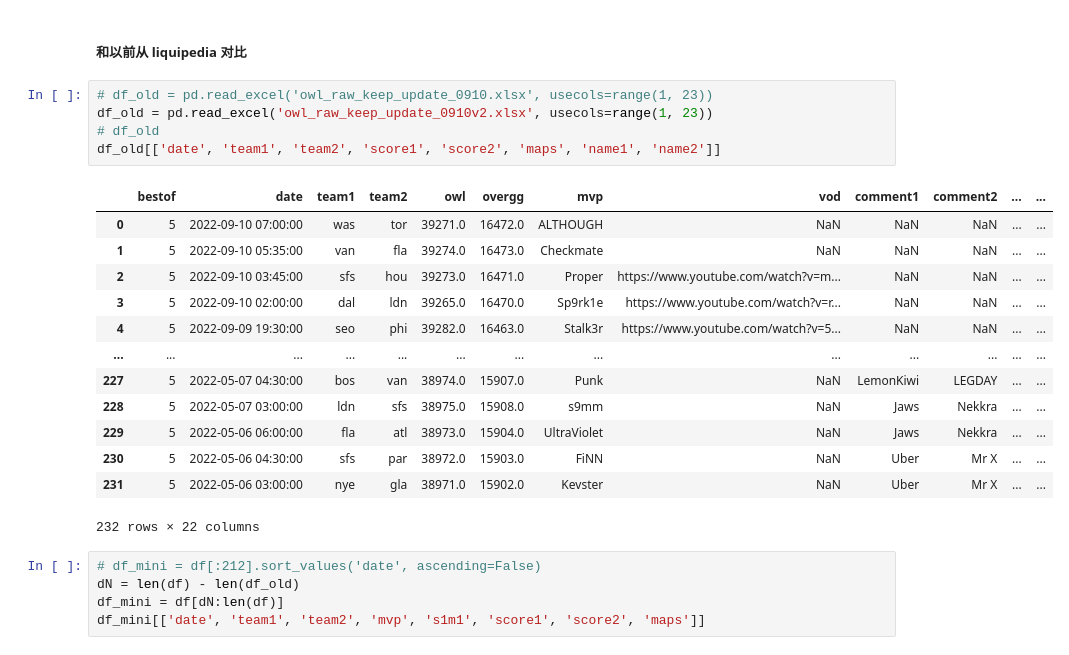
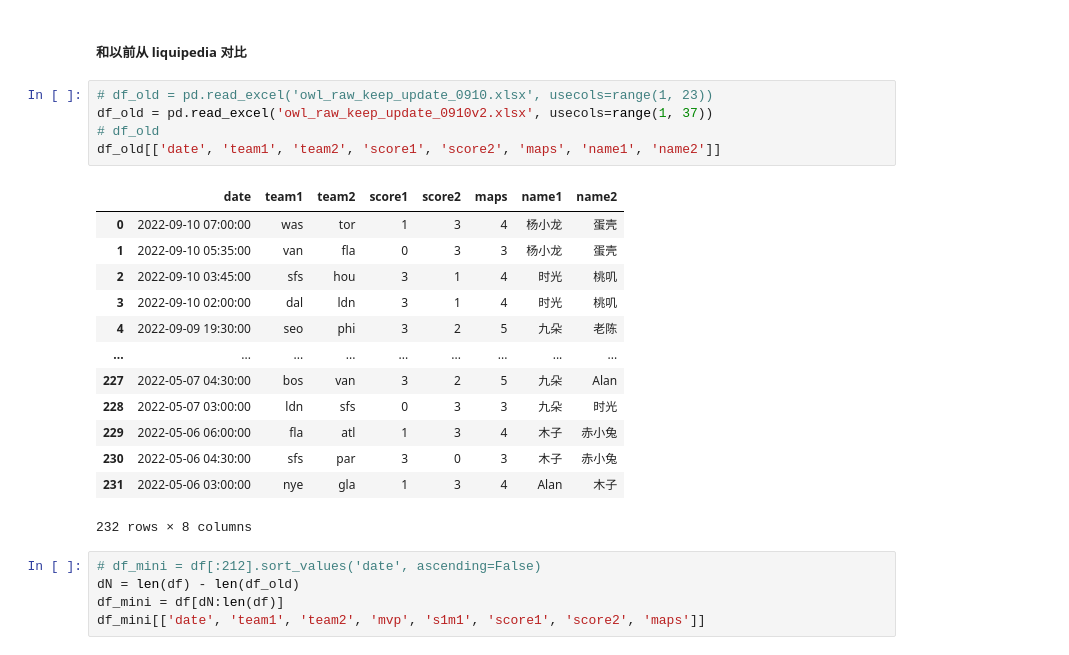
Before and after one commit to Cloudiiink/OWL_Commentators_CN, a Jupyter notebook: owl_liquipedia.ipynb, the cells around one changed output. Cells and saved outputs as stored; diff of their text form.

```diff
--- a/owl_liquipedia.ipynb
+++ b/owl_liquipedia.ipynb
@@ -468,23 +468,23 @@ df_total
 ##### 和以前从 liquipedia 对比
 # %%
 # df_old = pd.read_excel('owl_raw_keep_update_0910.xlsx', usecols=range(1, 23))
-df_old = pd.read_excel('owl_raw_keep_update_0910v2.xlsx', usecols=range(1, 23))
+df_old = pd.read_excel('owl_raw_keep_update_0910v2.xlsx', usecols=range(1, 37))
 # df_old
 df_old[['date', 'team1', 'team2', 'score1', 'score2', 'maps', 'name1', 'name2']]
 # %% [output]
-|  | bestof | date | team1 | team2 | owl | overgg | mvp | vod | comment1 | comment2 | ... | ... |
-| 0 | 5 | 2022-09-10 07:00:00 | was | tor | 39271.0 | 16472.0 | ALTHOUGH | NaN | NaN | NaN | ... | ... |
-| 1 | 5 | 2022-09-10 05:35:00 | van | fla | 39274.0 | 16473.0 | Checkmate | NaN | NaN | NaN | ... | ... |
-| 2 | 5 | 2022-09-10 03:45:00 | sfs | hou | 39273.0 | 16471.0 | Proper | https://www.youtube.com/watch?v=m... | NaN | NaN | ... | ... |
-| 3 | 5 | 2022-09-10 02:00:00 | dal | ldn | 39265.0 | 16470.0 | Sp9rk1e | https://www.youtube.com/watch?v=r... | NaN | NaN | ... | ... |
-| 4 | 5 | 2022-09-09 19:30:00 | seo | phi | 39282.0 | 16463.0 | Stalk3r | https://www.youtube.com/watch?v=5... | NaN | NaN | ... | ... |
-| ... | ... | ... | ... | ... | ... | ... | ... | ... | ... | ... | ... | ... |
-| 227 | 5 | 2022-05-07 04:30:00 | bos | van | 38974.0 | 15907.0 | Punk | NaN | LemonKiwi | LEGDAY | ... | ... |
-| 228 | 5 | 2022-05-07 03:00:00 | ldn | sfs | 38975.0 | 15908.0 | s9mm | NaN | Jaws | Nekkra | ... | ... |
-| 229 | 5 | 2022-05-06 06:00:00 | fla | atl | 38973.0 | 15904.0 | UltraViolet | NaN | Jaws | Nekkra | ... | ... |
-| 230 | 5 | 2022-05-06 04:30:00 | sfs | par | 38972.0 | 15903.0 | FiNN | NaN | Uber | Mr X | ... | ... |
-| 231 | 5 | 2022-05-06 03:00:00 | nye | gla | 38971.0 | 15902.0 | Kevster | NaN | Uber | Mr X | ... | ... |
+|  | date | team1 | team2 | score1 | score2 | maps | name1 | name2 |
+| 0 | 2022-09-10 07:00:00 | was | tor | 1 | 3 | 4 | 杨小龙 | 蛋壳 |
+| 1 | 2022-09-10 05:35:00 | van | fla | 0 | 3 | 3 | 杨小龙 | 蛋壳 |
+| 2 | 2022-09-10 03:45:00 | sfs | hou | 3 | 1 | 4 | 时光 | 桃叽 |
+| 3 | 2022-09-10 02:00:00 | dal | ldn | 3 | 1 | 4 | 时光 | 桃叽 |
+| 4 | 2022-09-09 19:30:00 | seo | phi | 3 | 2 | 5 | 九朵 | 老陈 |
+| ... | ... | ... | ... | ... | ... | ... | ... | ... |
+| 227 | 2022-05-07 04:30:00 | bos | van | 3 | 2 | 5 | 九朵 | Alan |
+| 228 | 2022-05-07 03:00:00 | ldn | sfs | 0 | 3 | 3 | 九朵 | 时光 |
+| 229 | 2022-05-06 06:00:00 | fla | atl | 1 | 3 | 4 | 木子 | 赤小兔 |
+| 230 | 2022-05-06 04:30:00 | sfs | par | 3 | 0 | 3 | 木子 | 赤小兔 |
+| 231 | 2022-05-06 03:00:00 | nye | gla | 1 | 3 | 4 | Alan | 木子 |
-232 rows × 22 columns
+232 rows × 8 columns
 # %%
 # df_mini = df[:212].sort_values('date', ascending=False)
 dN = len(df) - len(df_old)
```
Also changed, not shown: parts of 10 cells of this notebook, 1 other file.
